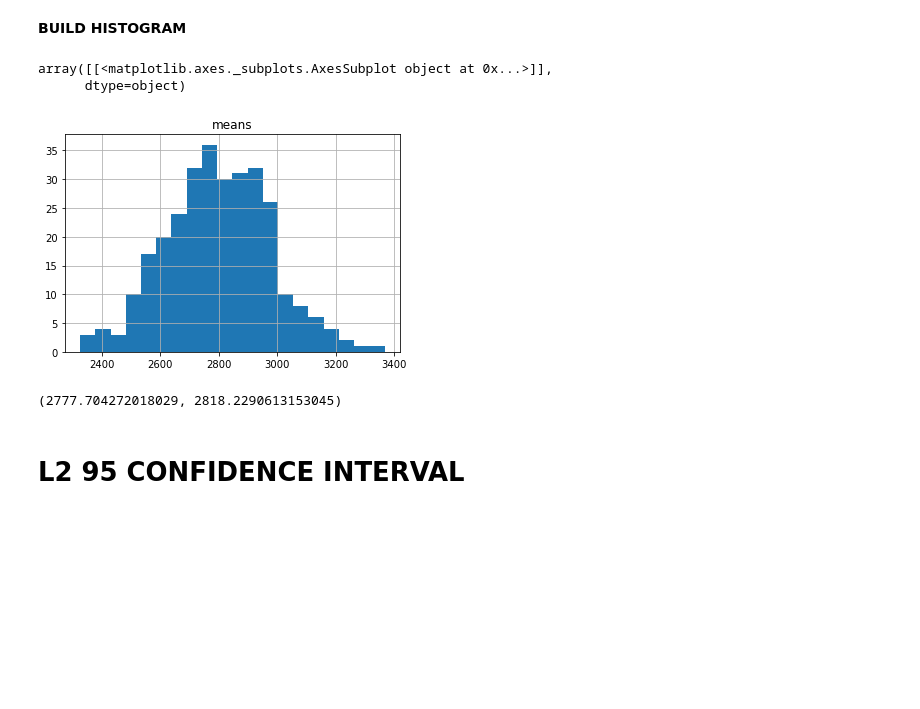
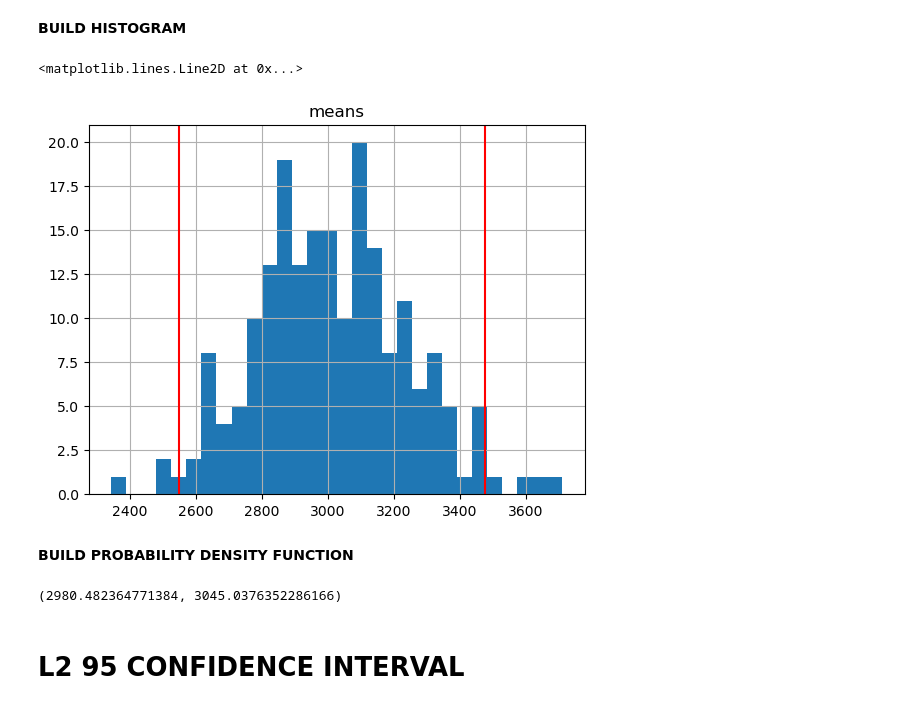
Before and after one commit to IvanZhar/data_lern, a Jupyter notebook: L1_VS_L2_statistics.ipynb, the cells around one changed output. Saved outputs shown, nothing was run; the diff lists cells and outputs as text; code cells hidden in the pictures; blank space fills up the shorter version.

```diff
--- a/L1_VS_L2_statistics.ipynb
+++ b/L1_VS_L2_statistics.ipynb
@@ -51,5 +53,5 @@ pipe_l1 = Pipeline([
     ('lasso', Lasso(alpha=69.56552173913043))
 ])
 # %%
-pipe_l1[0].fit(data_train.loc[:, ~data_train.columns.isin(['charges'])], data_train['charges'])
+pipe_l1.fit(data_train.loc[:, ~data_train.columns.isin(['charges'])], data_train['charges'])
 # %% [output]
@@ -109,15 +121,18 @@ conf_interv(l1_res, 1.96)
 # %% [markdown]
 **BUILD HISTOGRAM**
-# %%
-l1_res_df.hist(bins=20)
-# %% [output]
-array([[<matplotlib.axes._subplots.AxesSubplot object at 0x...>]],
-      dtype=object)
-[figure, removed]
+# %%
+fig = l1_res_df.hist(bins=30)
+fig[0][0].axvline(x=np.mean(l1_res) - 2 * np.std(l1_res, ddof=1), color='red')
+fig[0][0].axvline(x=np.mean(l1_res) + 2 * np.std(l1_res, ddof=1), color='red')
+# %% [output]
+<matplotlib.lines.Line2D at 0x...>
+[figure, added]
+# %% [markdown]
+**BUILD PROBABILITY DENSITY FUNCTION**
 # %%
-st.t.interval(alpha=0.95, df=len(l1_res)-1, loc=np.mean(l1_res), scale=st.sem(l1_res))
+st.t.interval(alpha=0.95, df=len(l1_res)-1, loc=np.mean(l1_res), scale=st.sem(l1_res), )
 # %% [output]
-(2777.704272018029, 2818.2290613153045)
+(2980.482364771384, 3045.0376352286166)
 # %% [markdown]
 # **L2 95 CONFIDENCE INTERVAL**
 # %% [markdown]
```
Also changed, not shown: parts of 21 cells of this notebook, 6 other files.
